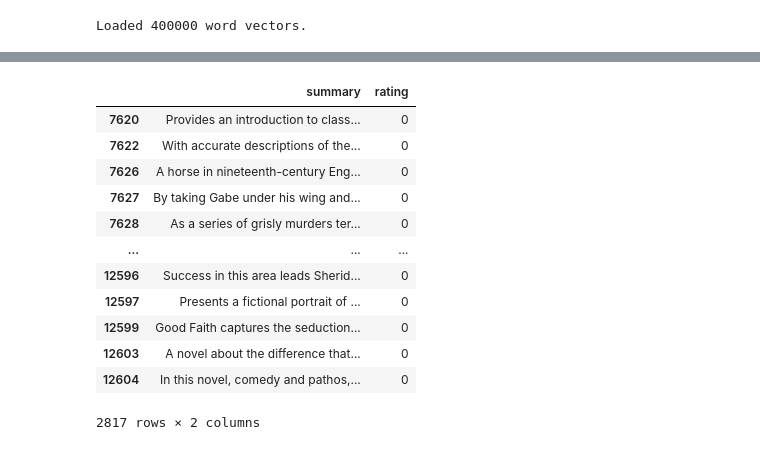
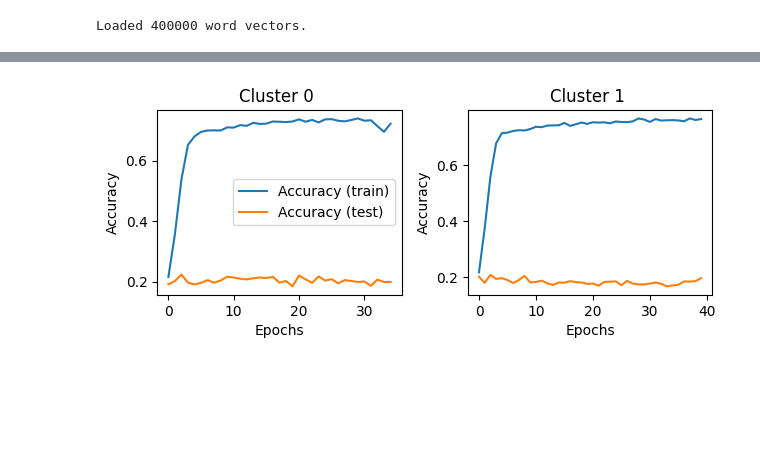
Before and after one commit to Pspetz/Book-Recommendation-System-, a Jupyter notebook: neural.ipynb, the cells around one changed output, grey strips where cells are left out. Cells and saved outputs as stored; diff of their text form; code cells hidden in the pictures; blank space fills up the shorter version.

```diff
--- a/neural.ipynb
+++ b/neural.ipynb
@@ -154,6 +155,10 @@ new_df =new_df.drop(columns=['Clean'])
 new_df =new_df.drop(columns=['removestopwords'])
 
 new_df
+
+#split dataset to cluster0 and cluster1
+cluster0 = new_df[new_df['cluster'] == 0 ]
+cluster1 = new_df[new_df['cluster'] == 1 ]
 # %% [output]
 A value is trying to be set on a copy of a slice from a DataFrame.
 Try using .loc[row_indexer,col_indexer] = value instead
@@ -251,0 +236,8 @@ Name: rating, Length: 5746, dtype: float64
+# %%
+#CLUSTER 0
+textTrain, textTest, ratingTrain, ratingTest = train_test_split(texts0, cluster0['rating'], test_size=0.33)
+ratingTest
+#CLUSTER 1
+#CLUSTER 0
+textTrain1, textTest1, ratingTrain1, ratingTest1 = train_test_split(texts1, cluster1['rating'], test_size=0.33)
+ratingTest1
@@ -314,0 +289,2 @@ loss, accuracy = model.evaluate(textTest, ratingTest) # Get the loss and accurac
+# %%
+cluster0_res,cluster0_his = eval_model(vocab_size0,embedding_matrix0,texts0,textTrain,ratingTrain,textTest,ratingTest)
@@ -314,0 +326,2 @@ loss, accuracy = model.evaluate(textTest, ratingTest) # Get the loss and accurac
+# %%
+cluster1_res,cluster1_his = eval_model(vocab_size1,embedding_matrix1,texts1,textTrain1,ratingTrain1,textTest1,ratingTest1)
@@ -315,2 +346,27 @@ loss, accuracy = model.evaluate(textTest, ratingTest) # Get the loss and accurac
+# %%
+def create_model_plots(history0,history1):
+        plt.figure(0)
+        plt.subplot(2, 2, 1)
+        plt.plot(history0.history['accuracy'], label='Accuracy (train)')
+        plt.plot(history0.history['val_accuracy'], label='Accuracy (test)')
+        plt.title("Cluster 0 ")
+        plt.ylabel("Accuracy")
+        plt.xlabel("Epochs")
+        plt.legend()
+
+        plt.subplot(2, 2, 2)
+        plt.plot(history1.history['accuracy'], label='Accuracy (train)')
+        plt.plot(history1.history['val_accuracy'], label='Accuracy (test)')
+        plt.title("Cluster 1 ")
+        plt.ylabel("Accuracy")
+        plt.xlabel("Epochs")
+        plt.tight_layout()
+        plt.show()
+
+
+
+create_model_plots(cluster0_his,cluster1_his)
+# %% [output]
+[figure, added]
 # %%
 #cluster0-cluster1
@@ -321,22 +374,0 @@ cluster0_null = cluster0[cluster0['rating'] == 0]
-# %%
-cluster0_null
-cluster0_null = cluster0_null[['summary' ,'rating']]
-cluster0_null
-x=texts[0]
-y = cluster0_null['rating']
-
-cluster0_null
-# %% [output]
-|  | summary | rating |
-| 7620 | Provides an introduction to class... | 0 |
-| 7622 | With accurate descriptions of the... | 0 |
-| 7626 | A horse in nineteenth-century Eng... | 0 |
-| 7627 | By taking Gabe under his wing and... | 0 |
-| 7628 | As a series of grisly murders ter... | 0 |
-| ... | ... | ... |
-| 12596 | Success in this area leads Sherid... | 0 |
-| 12597 | Presents a fictional portrait of ... | 0 |
-| 12599 | Good Faith captures the seduction... | 0 |
-| 12603 | A novel about the difference that... | 0 |
-| 12604 | In this novel, comedy and pathos,... | 0 |
-2817 rows × 2 columns
```
Also changed, not shown: parts of 25 cells of this notebook.
